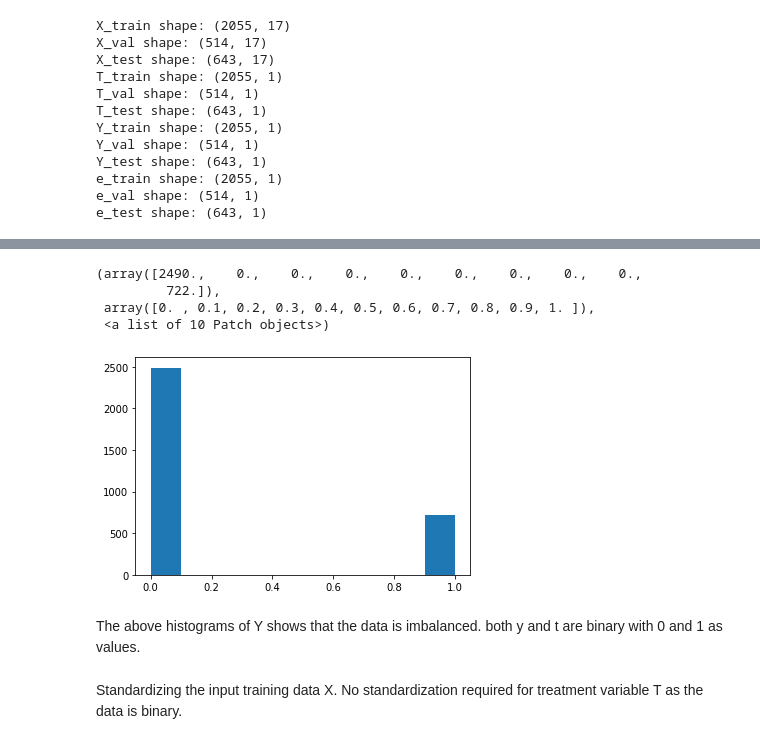
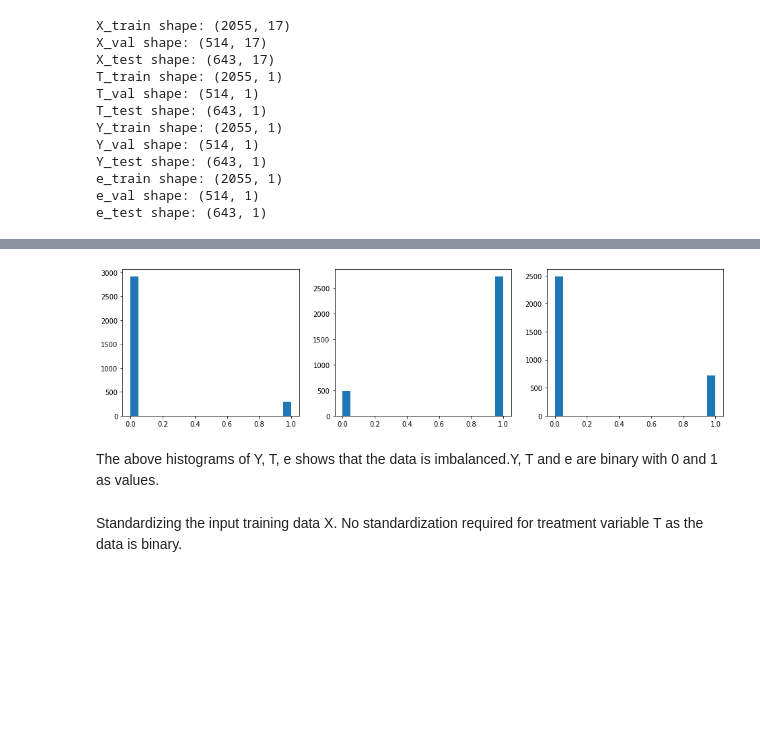
Before and after one commit to srigouri/CE888-CausalInference-Assignment2, a Jupyter notebook: Jobs_Causal.ipynb, the cells around one changed output, grey strips where cells are left out. Cells and saved outputs as stored; diff of their text form; code cells hidden in the pictures; blank space fills up the shorter version.

```diff
--- a/Jobs_Causal.ipynb
+++ b/Jobs_Causal.ipynb
@@ -143,13 +129,14 @@ plt.hist(T)
-# %%
-plt.hist(e)
-# %% [output]
-(array([2490.,    0.,    0.,    0.,    0.,    0.,    0.,    0.,    0.,
-         722.]),
- array([0. , 0.1, 0.2, 0.3, 0.4, 0.5, 0.6, 0.7, 0.8, 0.9, 1. ]),
- <a list of 10 Patch objects>)
-[figure, removed]
+# %%
+bins=20
+fig, axs = plt.subplots(1, 3, figsize=(16, 4))
+axs[0].hist(T, bins=bins)
+axs[1].hist(Y, bins=bins)
+axs[2].hist(e, bins=bins)
+plt.show()
+# %% [output]
+[figure, added]
 # %% [markdown]
-The above histograms of Y shows that the data is imbalanced. both y and t are binary with 0 and 1 as values.
+The above histograms of Y, T, e shows that the data is imbalanced.Y, T and e are binary with 0 and 1 as values.
 # %% [markdown]
 Standardizing the input training data X. No standardization required for treatment variable T as the data is binary.
 # %%
```
Also changed, not shown: parts of 20 cells of this notebook.
